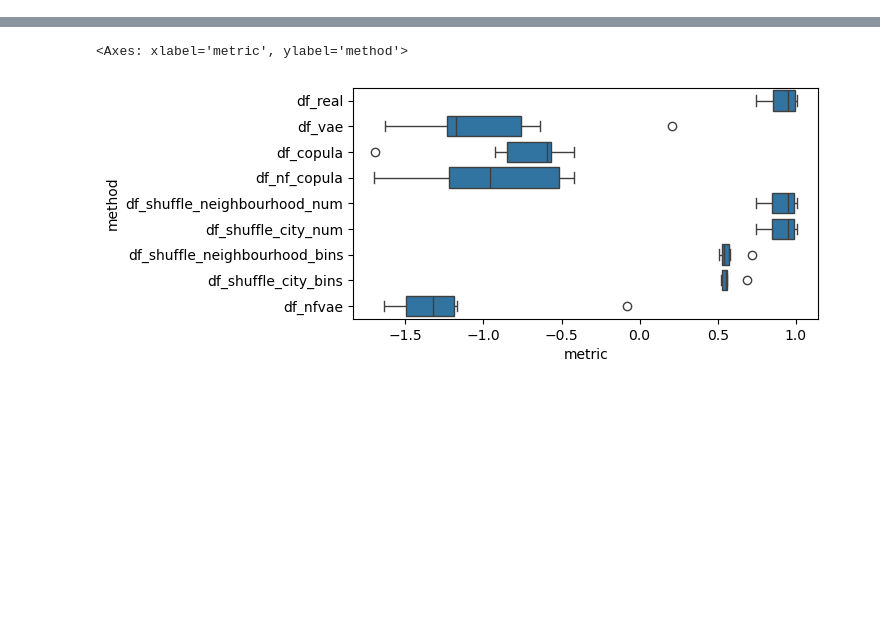
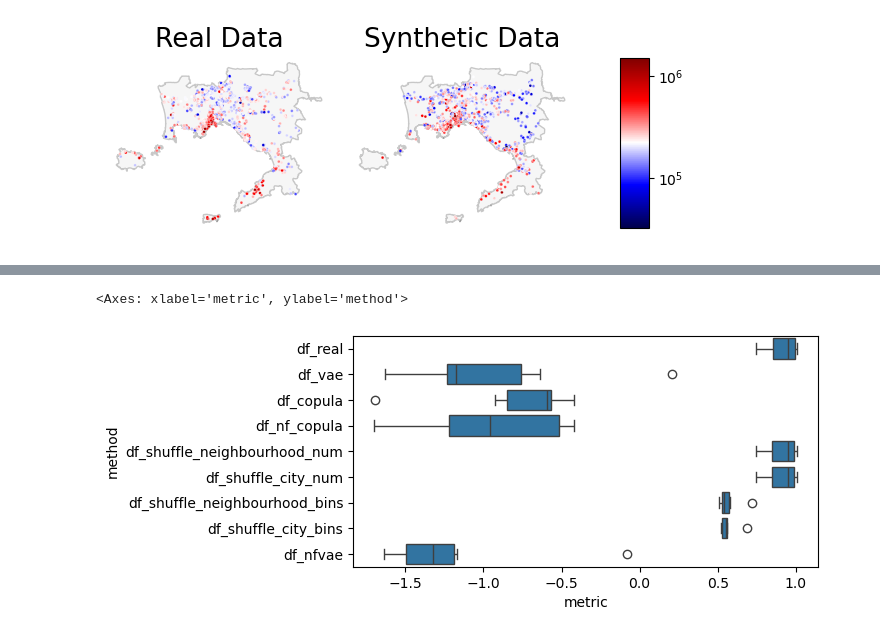
Before and after one commit to jaclenti/NFVAE-population-synthesis, a Jupyter notebook: notebooks/jl_full_comparison_isp.ipynb, the cells around one changed output, grey strips where cells are left out. Cells and saved outputs as stored; diff of their text form; code cells hidden in the pictures; blank space fills up the shorter version.

```diff
--- a/notebooks/jl_full_comparison_isp.ipynb
+++ b/notebooks/jl_full_comparison_isp.ipynb
@@ -5,0 +101,59 @@ from matplotlib.pyplot import subplots as sbp
+# %%
+prov = "NA"
+file = f'/data/housing/data/intermediate/jl_pop_synth/isp_baselines/all_baselines_{prov}.pickle'
+
+with open(file, 'rb') as f:
+    data = pickle.load(f)
+
+cod_prov = cod_prov_abbrv_df.query("prov_abbrv == @prov")["COD_PROV"].iloc[0]
+census_filter = census.assign(prov_cod = lambda x: [u[:3] for u in x["PRO_COM"]]).query("prov_cod == @cod_prov")
+
+polyg = census_filter[["prov_cod", "geometry"]].dissolve().to_crs('EPSG:4326')
+# %%
+fig, axes = sbp(ncols = 3, nrows = 1, figsize = (7,2.5), sharex = True, sharey = True, gridspec_kw={'width_ratios': [4,4, 1]})
+
+fig.subplots_adjust(wspace = 0.1, hspace = 0.2)
+
+
+for k,(method,title) in enumerate(zip(['df_real','df_nfvae'],
+                           ['Real Data', 'Synthetic Data'])):
+
+    polyg["geometry"].plot(ax = axes[k], color = "lightgrey", alpha = 0.2, edgecolor = "black")
+
+    df_plot = data[method]
+
+    sns.scatterplot(data = df_plot.sample(1000, random_state = 13),
+                    hue = "log_price",
+                    palette = "seismic",
+                    hue_norm = (10., 14.),
+
+                    x = "x", y = "y", s = 4, ax = axes[k])
+
+    axes[k].set_title(title, fontsize = 19)
+    axes[k].get_xaxis().set_visible(False)
+    axes[k].get_yaxis().set_visible(False)
+    axes[k].legend().set_visible(False) #.legend(fontsize = 18, markerscale = 10, title_fontsize = 18,bbox_to_anchor = (1.05, 0.95)).set_title("A/C")
+    axes[k].spines[["right", "top", "left", "bottom"]].set_visible(False)
+
+prices = np.exp(data["df_real"]["log_price"])
+norm = plt.Normalize(np.log10(prices).min(), np.log10(prices).max())
+sm = plt.cm.ScalarMappable(cmap = "seismic", norm = norm)
+sm.set_array([])
+
+log_ticks = np.arange(1,20)
+ticks = np.exp(log_ticks)  # corresponding log_price values
+
+fmt = ticker.FuncFormatter(lambda x, pos: rf"$10^{{{int(round((x)))}}}$")
+#fmt = ticker.FuncFormatter(lambda x, pos: rf"$10^{{{int(round(np.log10(x)))}}}$")
+
+axes[2].figure.colorbar(sm, aspect = 6, fraction = 0.5, format = fmt,
+                         ticks = log_ticks)
+axes[2].get_xaxis().set_visible(False)
+axes[2].get_yaxis().set_visible(False)
+
+axes[2].spines[["right", "top", "left", "bottom"]].set_visible(False)
+
+
+fig.savefig("../paper/maps_NA_log_price.png", format = "png",  bbox_inches='tight')
+# %% [output]
+[figure, added]
```
Also changed, not shown: parts of 45 cells of this notebook, 19 other files.
